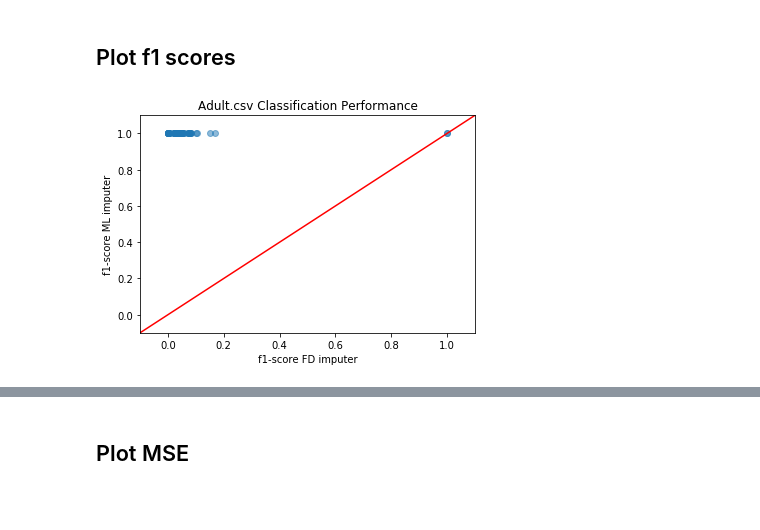
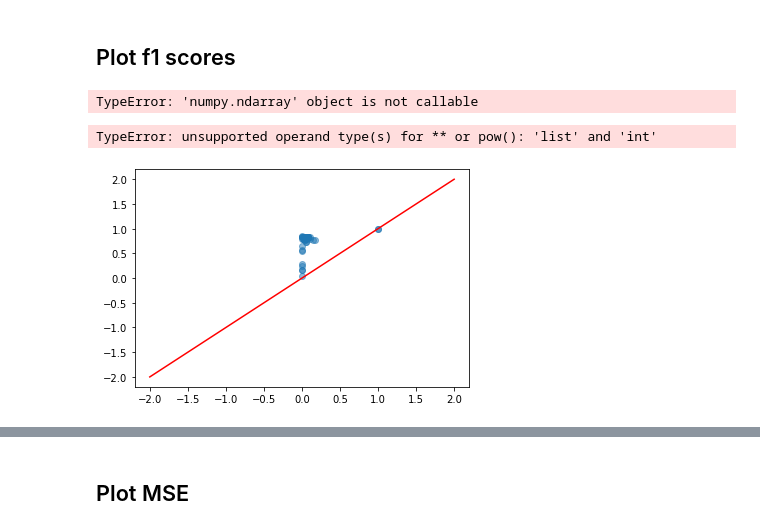
Before and after one commit to felixbiessmann/MLFD, a Jupyter notebook: adult_analysis.ipynb, the cells around one changed output, grey strips where cells are left out. Saved outputs shown, nothing was run; the diff lists cells and outputs as text; code cells hidden in the pictures; blank space fills up the shorter version.

```diff
--- a/adult_analysis.ipynb
+++ b/adult_analysis.ipynb
@@ -86,5 +42,0 @@ ml_imputer_results = fd_imputer.run_ml_imputer_on_fd_set(df_train,
-# %%
-# this took forever, so better pickle the result
-import pickle
-# pickle.dump(ml_imputer_results, open( "adult_ml_results.p", "wb"))
-ml_imputer_results = pickle.load(open("adult_ml_results.p", "rb"))
@@ -91,2 +45,5 @@ ml_imputer_results = pickle.load(open("adult_ml_results.p", "rb"))
+# %%
+fd_imputer_results = pickle.load(open("figures/results/adult/fd_imputer_results.p", "rb"))
+ml_imputer_results = pickle.load(open("figures/results/adult/ml_imputer_results.p", "rb"))
 # %% [markdown]
 ## Plot f1 scores
@@ -93,17 +53,24 @@ ml_imputer_results = pickle.load(open("adult_ml_results.p", "rb"))
+# %%
+list(map(sqrt_fun(x, 0, 1), f1_fd))
+# %% [output]
+TypeError: 'numpy.ndarray' object is not callable
+# %%
+def sqrt_fun(x, A, n):
+    return A+x**(n)
 # %%
-f1_fd = [y['f1'] for x in fd_imputer_results for y in fd_imputer_results[x] if 'f1' in y.keys()]
-f1_ml = [y['f1'] for x in ml_imputer_results for y in ml_imputer_results[x] if 'f1' in y.keys()]
 fig, ax = plt.subplots()
 sc = plt.scatter(f1_fd,
                  f1_ml,
                  alpha=0.5)
 plt.plot(np.linspace(-2, 2), np.linspace(-2, 2), c='red')
+plt.plot(f1_fd, sqrt_fun(f1_fd, 0, 1))
 ax.set(title='Adult.csv Classification Performance',
       xlabel = 'f1-score FD imputer',
       ylabel = 'f1-score ML imputer',
       xlim = [-0.1, 1.1],
       ylim  = [-0.1, 1.1])
 fig.savefig('figures/ml-fd-classification.png', transparent=False,
            dpi=320, bbox_inches='tight')
 # %% [output]
+TypeError: unsupported operand type(s) for ** or pow(): 'list' and 'int'
-[figure, old version]
+[figure, new version]
```
Also changed, not shown: parts of 12 cells of this notebook, 12 other files.
